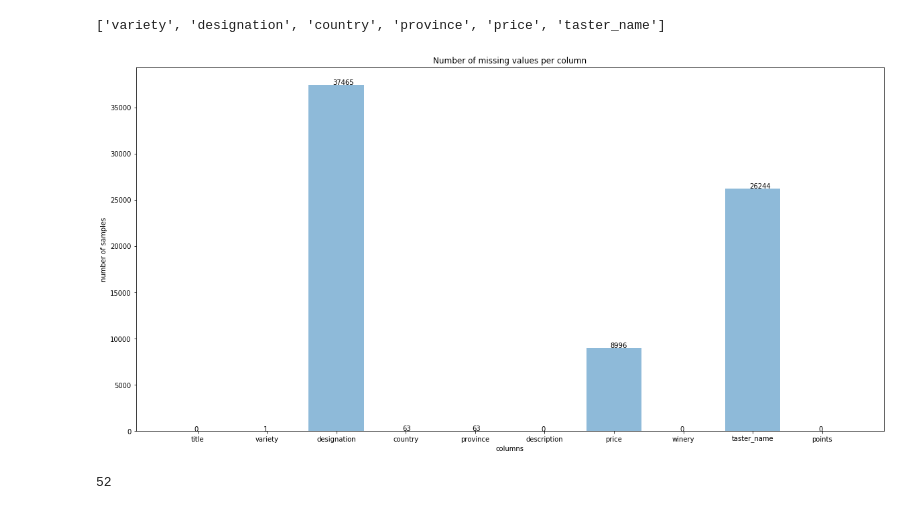
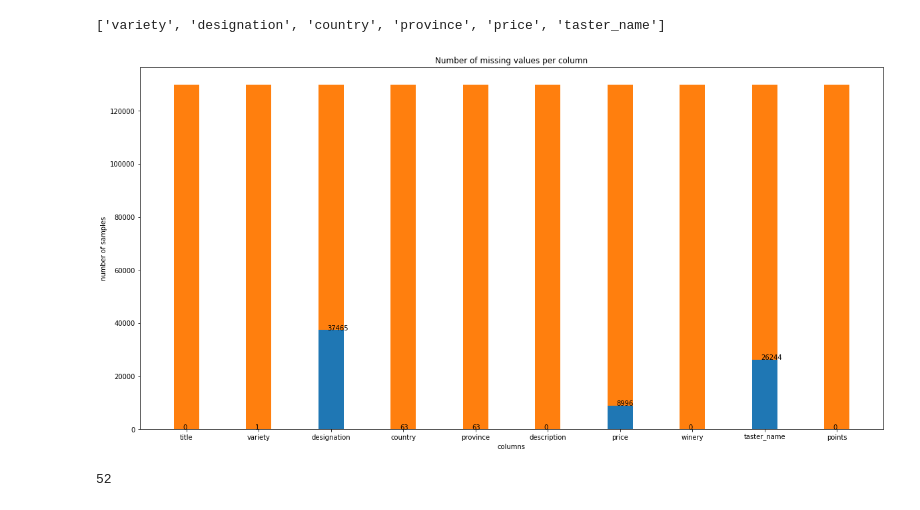
Before and after one commit to arnabdeypolimi/Wine, a Jupyter notebook: questions.ipynb, the cells around one changed output. Saved outputs shown, nothing was run; the diff lists cells and outputs as text; code cells hidden in the pictures.

```diff
--- a/questions.ipynb
+++ b/questions.ipynb
@@ -35,24 +35,28 @@ df.columns[df.isna().any()].tolist() #find columns which has NaN
 ['variety', 'designation', 'country', 'province', 'price', 'taster_name']
 # %%
 list_of_col=df.columns
-y=[]
+y_1=[]
 u=[]
+y_2=[]
 for l in list_of_col:
-    y.append(len(df[df[l].isnull()]))
+    y_1.append(len(df[df[l].isnull()]))
     u.append(len(df[l].unique()))
+    y_2.append(len(df)-len(df[df[l].isnull()]))
 # %%
 y_pos = np.arange(len(list_of_col))
 plt.figure(figsize=(20,10))
-plt.bar(y_pos, y, align='center', alpha=0.5)
+# plt.bar(y_pos, y, align='center', alpha=0.5)
+plt.bar(y_pos, y_1, 0.35)
+plt.bar(y_pos, y_2, 0.35,bottom=y_1)
 plt.xticks(y_pos, list_of_col)
 plt.ylabel('number of samples')
 plt.xlabel('columns')
 plt.title('Number of missing values per column')
 for i, v in enumerate(y):
     plt.text(y_pos[i] - 0.05, v + 0.05, str(v))
 plt.show()
 # %% [output]
-[figure, old version]
+[figure, new version]
 # %%
 df[df['variety'].isnull()] #row where variety is missing
 df = df[df['variety'].notna()] #revoing the row where variety is NaN
```
Also changed, not shown: parts of 10 cells of this notebook.
